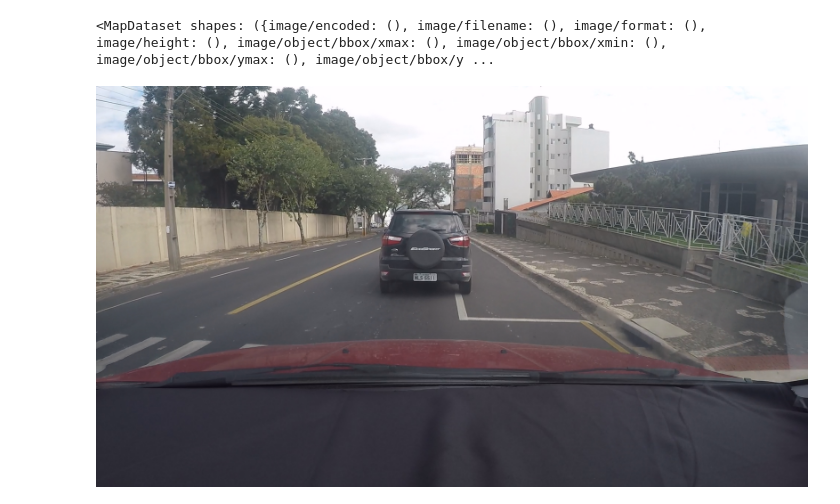
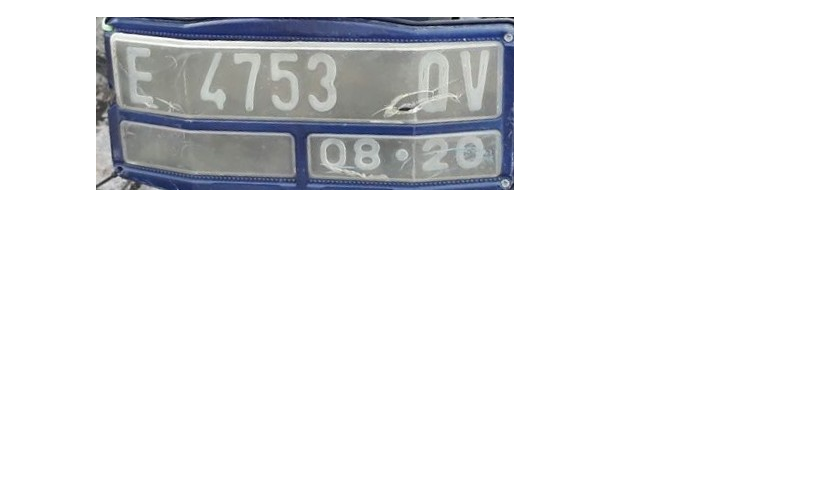
Before and after one commit to GagahGK/Bangkit-ML-Path, a Jupyter notebook: augmentation.ipynb, the cells around one changed output. Saved outputs shown, nothing was run; the diff lists cells and outputs as text; code cells hidden in the pictures; blank space fills up the shorter version.

Commit message:
parse tf record, add to features array, also add some todo and tutorials link

```diff
--- a/augmentation.ipynb
+++ b/augmentation.ipynb
@@ -21,10 +22,12 @@ def _int64_feature(value):
   """Returns an int64_list from a bool / enum / int / uint."""
   return tf.train.Feature(int64_list=tf.train.Int64List(value=[value]))
 # %%
-recordfile = r"E:\Kuliah\Bangkit\Capstone\Dataset\DatasetTFRecord\UFPR-ALPR.tfrecords"
+recordfile = r"E:\Kuliah\Bangkit\Capstone\Dataset\DatasetTFRecord\Cirebon.tfrecord"
 raw_dataset = tf.data.TFRecordDataset(recordfile)
 raw_dataset
-
+for raw_record in raw_dataset.take(1):
+#   print(repr(raw_record)) #output masih binary encoded
+    pass
 
 # https://stackoverflow.com/questions/51409906/converting-tfrecords-back-into-jpeg-images
 image_feature_description = {
@@ -42,25 +45,18 @@ image_feature_description = {
     'image/object/class/label': tf.io.FixedLenFeature([], dtype=tf.int64),
 }
 
+# https://medium.com/@moritzkrger/speeding-up-keras-with-tfrecord-datasets-5464f9836c36
+# Transform parsed_dataset as input to model.fit
+# https://stackoverflow.com/questions/60601412/tensorflow-2-0-how-to-transform-from-mapdataset-after-reading-from-tfrecord-t
 def _parse_image_function(example_proto):
   # Parse the input tf.train.Example proto using the dictionary above.
   return tf.io.parse_single_example(example_proto, image_feature_description)
 
-# parsed_image_dataset = raw_dataset.map(_parse_image_function)
-# parsed_image_dataset
-
 def _parse_image_sequences_function(example_proto):
     return tf.io.parse_sequence_example(example_proto, image_feature_description)
 
+parsed_image_dataset = raw_dataset.map(_parse_image_function)
+# print(parsed_image_dataset)
+
 parsed_image_dataset_sequence = raw_dataset.map(_parse_image_sequences_function)
-parsed_image_dataset_sequence
+# print(parsed_image_dataset_sequence)
-# %% [output]
-<MapDataset shapes: ({image/encoded: (), image/filename: (), image/format: (), image/height: (), image/object/bbox/xmax: (), image/object/bbox/xmin: (), image/object/bbox/ymax: (), image/object/bbox/y ...
-# %%
-
-filename = feat["image/filename"].bytes_list.value[0].decode("utf-8")
-img =  feat["image/encoded"].bytes_list.value[0]
-img_buffer = io.BytesIO(img)
-Image.open(img_buffer)
-# %% [output]
-[figure, removed]
@@ -66,0 +130,21 @@ Image.open(img_buffer)
+# %%
+# Ambil isi features
+tf_record_iterator = tf.compat.v1.python_io.tf_record_iterator
+tfrecord_path = recordfile
+
+features = [] #array feature masing masing image
+
+for i, record in enumerate(tf_record_iterator(tfrecord_path)):
+    example = tf.train.Example()
+    example.ParseFromString(record)
+    feat = example.features.feature
+    features.append(feat)
+
+key = random.randint(1,50)
+filename = features[key]["image/filename"].bytes_list.value[0].decode("utf-8")
+img_format = features[key]["image/format"].bytes_list.value[0].decode("utf-8")
+img =  features[key]["image/encoded"].bytes_list.value[0]
+img_buffer = io.BytesIO(img)
+Image.open(img_buffer)
+# %% [output]
+[figure, added]
```
Also changed, not shown: parts of 3 cells of this notebook, 1 other file.
